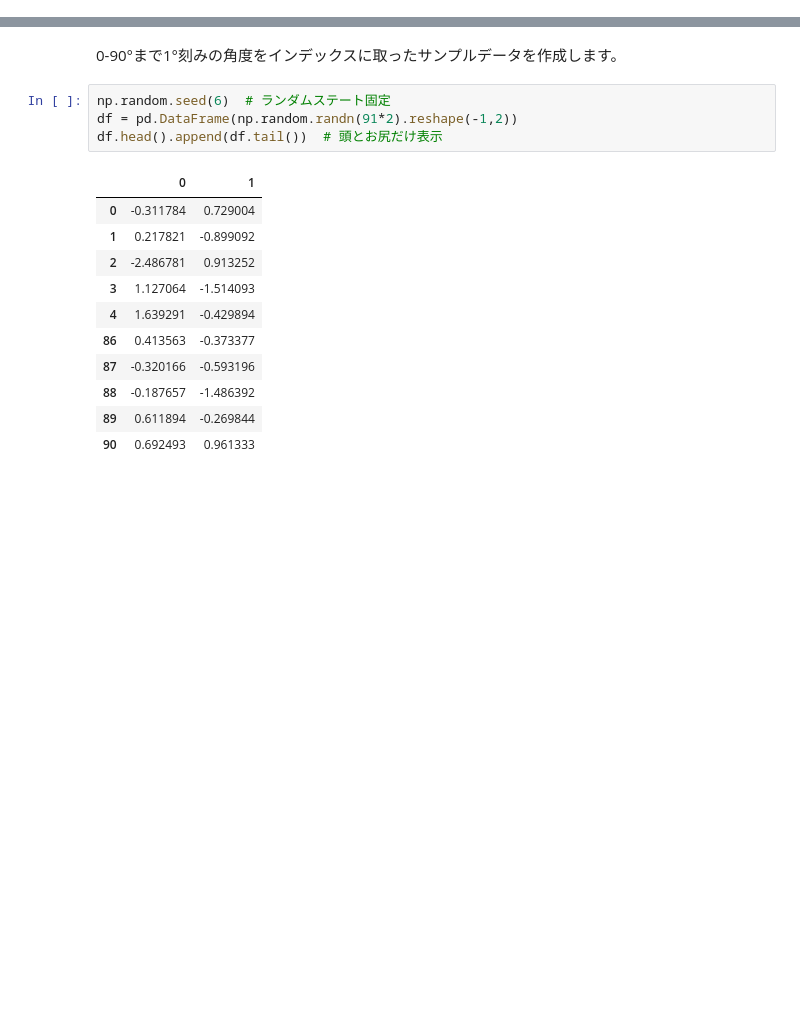
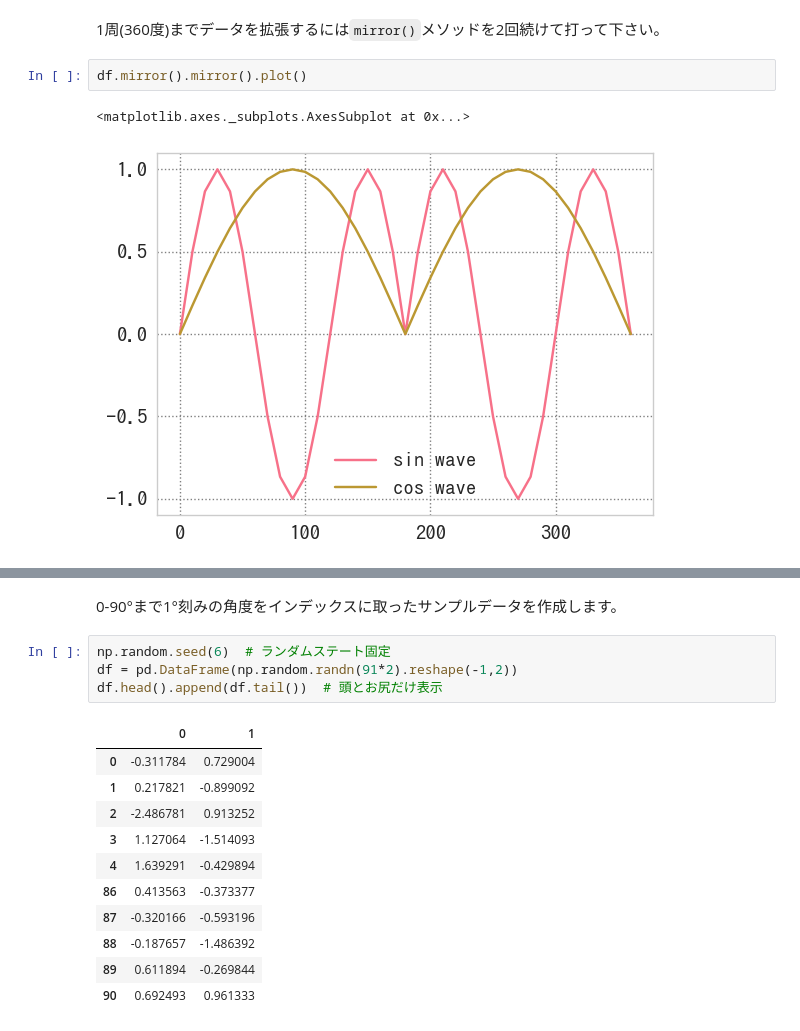
Before and after one commit to u1and0/polarplot, a Jupyter notebook: polarplot.ipynb, the cells around one changed output, grey strips where cells are left out. Saved outputs shown, nothing was run; the diff lists cells and outputs as text; blank space fills up the shorter version.

```diff
--- a/polarplot.ipynb
+++ b/polarplot.ipynb
@@ -0,0 +236,7 @@
+# %% [markdown]
+1周(360度)までデータを拡張するには`mirror()`メソッドを2回続けて打って下さい。
+# %%
+df.mirror().mirror().plot()
+# %% [output]
+<matplotlib.axes._subplots.AxesSubplot at 0x...>
+[figure, added]
```
Also changed, not shown: parts of 67 cells of this notebook, 1 other file.
